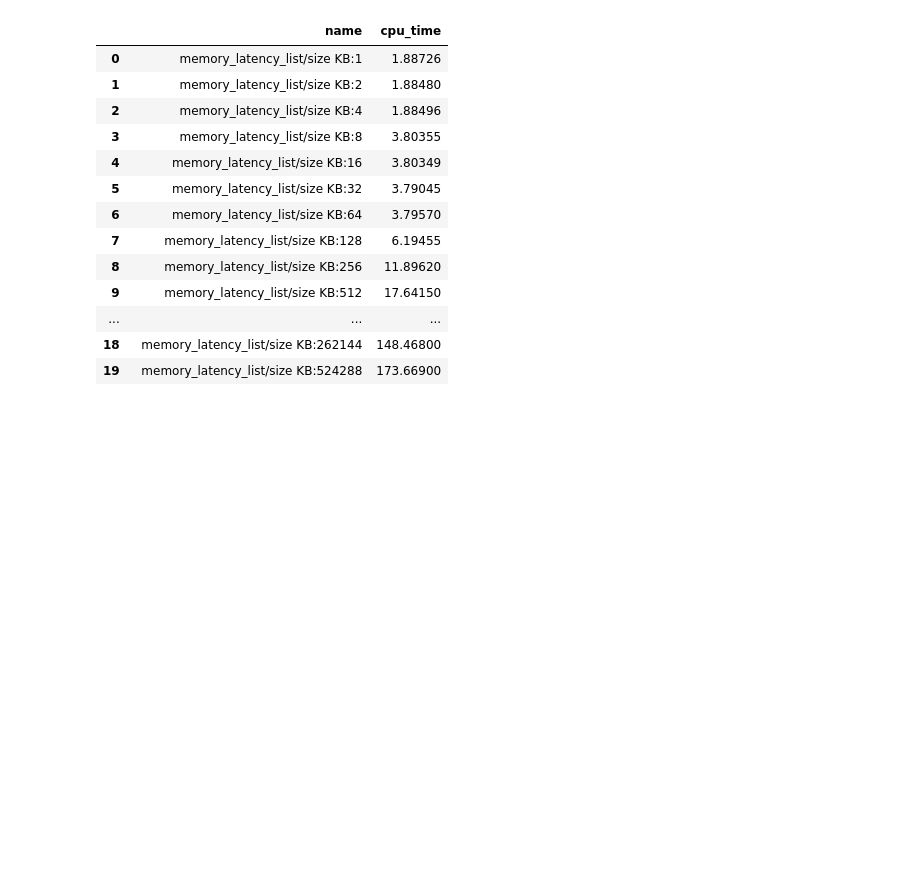
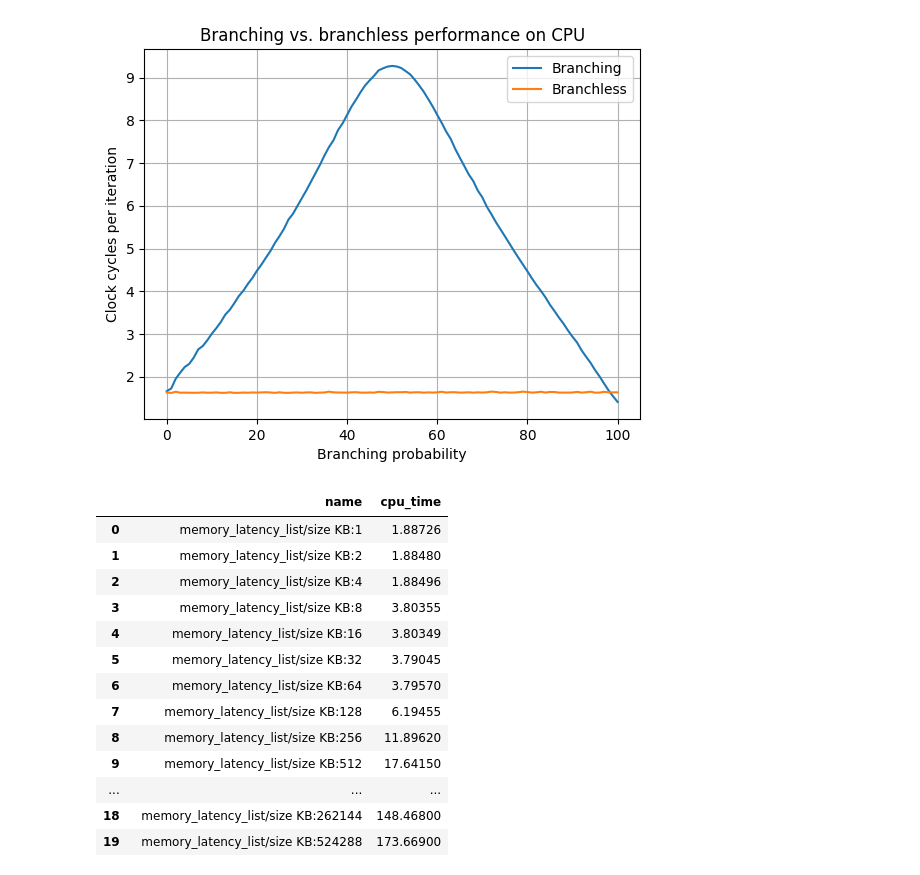
Before and after one commit to DiamonDinoia/cpu-performance-tests, a Jupyter notebook: plots.ipynb, the cells around one changed output. Saved outputs shown, nothing was run; the diff lists cells and outputs as text; code cells hidden in the pictures; blank space fills up the shorter version.

```diff
--- a/plots.ipynb
+++ b/plots.ipynb
@@ -34,3 +36,20 @@ plt.show()
+# %%
+x = list(branch['probability'])
+y = list(branch['cycles'])
+# plt.xticks(x)
+plt.plot(x, y, label='Branching')
+
+y = list(branchless['cycles'])
+plt.plot(x, y, label='Branchless')
+plt.xlabel('Branching probability')
+plt.ylabel('Clock cycles per iteration')
+plt.title("Branching vs. branchless performance on CPU")
+plt.grid(True)
+plt.legend()
+plt.show()
+plt.savefig('branchless.pdf')
+# %% [output]
+[figure, added]
 # %%
 latency = pd.read_csv('data/latency.csv')
 latency = latency.drop(columns=['iterations', 'real_time', 'bytes_per_second', 'items_per_second',
```
Also changed, not shown: parts of 2 cells of this notebook, 3 other files.
